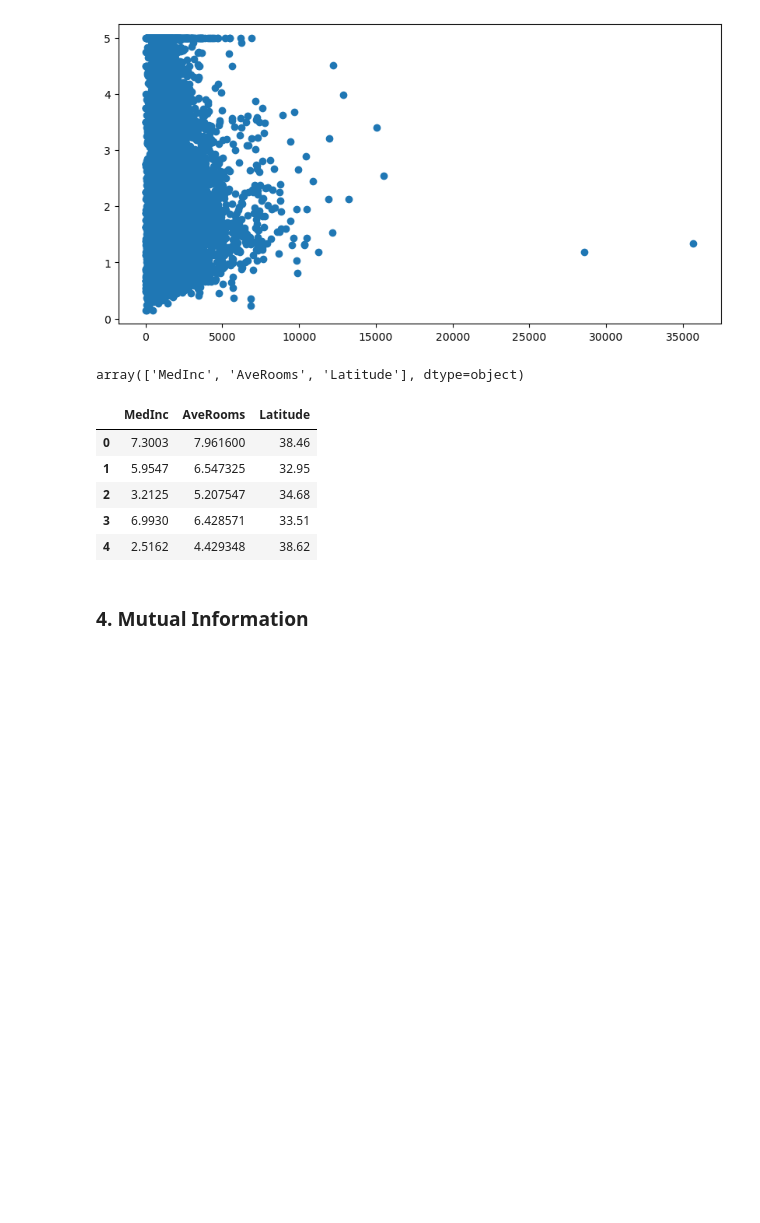
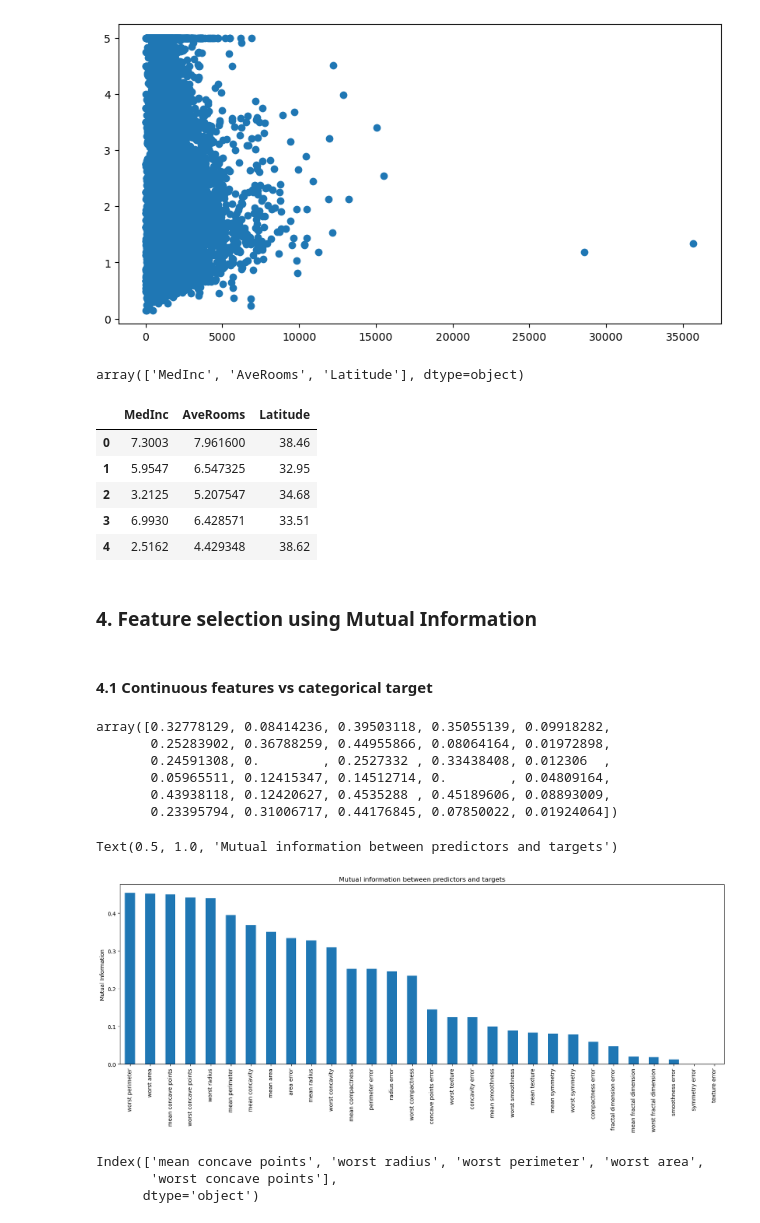
Before and after one commit to rahul-raoniar/fetaure-selection-in-machine-learning-book-practice, a Jupyter notebook: Chapter 4 Filter Methods.ipynb, the cells around one changed output. Cells and saved outputs as stored; diff of their text form; code cells hidden in the pictures; blank space fills up the shorter version.

Commit message:
Mutual Information

```diff
--- a/Chapter 4 Filter Methods.ipynb
+++ b/Chapter 4 Filter Methods.ipynb
@@ -367,4 +367,6 @@ X_train_t.head()
 | 3 | 6.9930 | 6.428571 | 33.51 |
 | 4 | 2.5162 | 4.429348 | 38.62 |
 # %% [markdown]
-### 4. Mutual Information
+### 4. Feature selection using Mutual Information
+# %% [markdown]
+#### 4.1 Continuous features vs categorical target
@@ -370,0 +385,37 @@ X_train_t.head()
+# %%
+breast_cancer = load_breast_cancer()
+X = pd.DataFrame(breast_cancer.data, columns = breast_cancer.feature_names)
+y = breast_cancer.target
+
+X_train, X_test, y_train, y_test = train_test_split(
+    X,
+    y,
+    random_state = 0
+)
+# %%
+mi = mutual_info_classif(X_train, y_train)
+mi
+# %% [output]
+array([0.32778129, 0.08414236, 0.39503118, 0.35055139, 0.09918282,
+       0.25283902, 0.36788259, 0.44955866, 0.08064164, 0.01972898,
+       0.24591308, 0.        , 0.2527332 , 0.33438408, 0.012306  ,
+       0.05965511, 0.12415347, 0.14512714, 0.        , 0.04809164,
+       0.43938118, 0.12420627, 0.4535288 , 0.45189606, 0.08893009,
+       0.23395794, 0.31006717, 0.44176845, 0.07850022, 0.01924064])
+# %%
+mi = pd.Series(mi, index = X_train.columns)
+mi.sort_values(ascending = False).plot.bar(figsize = (20,6))
+plt.ylabel("Mutual Information")
+plt.title("Mutual information between predictors and targets")
+# %% [output]
+Text(0.5, 1.0, 'Mutual information between predictors and targets')
+[figure, added]
+# %%
+# Selecting top k features based on mi
+
+sel = SelectKBest(mutual_info_classif, k = 5).fit(X_train, y_train)
+X_train.columns[sel.get_support()]
+# %% [output]
+Index(['mean concave points', 'worst radius', 'worst perimeter', 'worst area',
+       'worst concave points'],
+      dtype='object')
```
Also changed, not shown: parts of 4 cells of this notebook.
